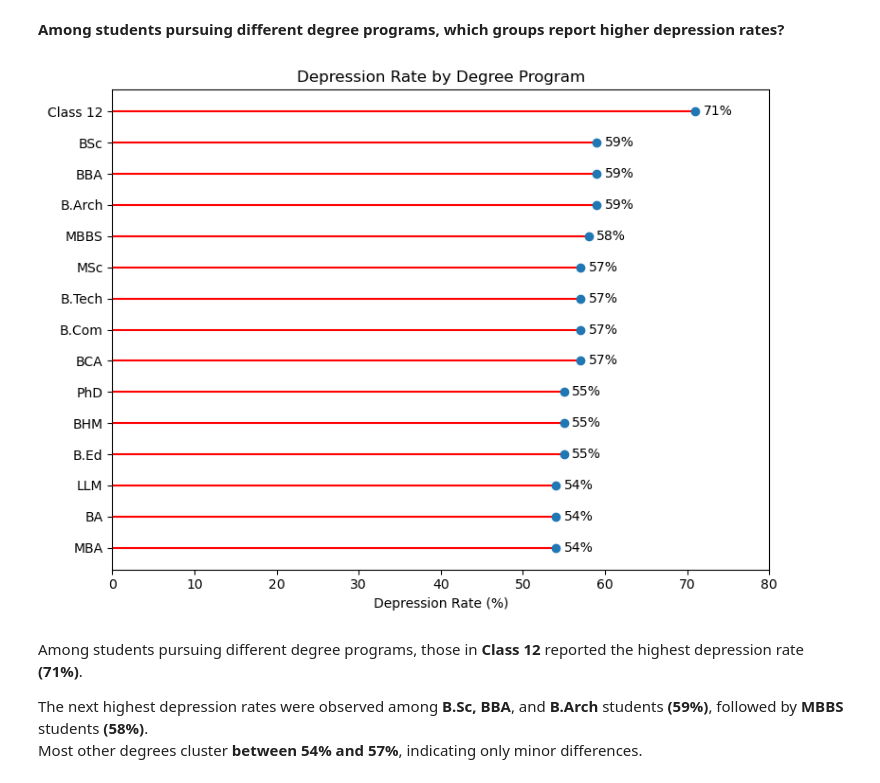
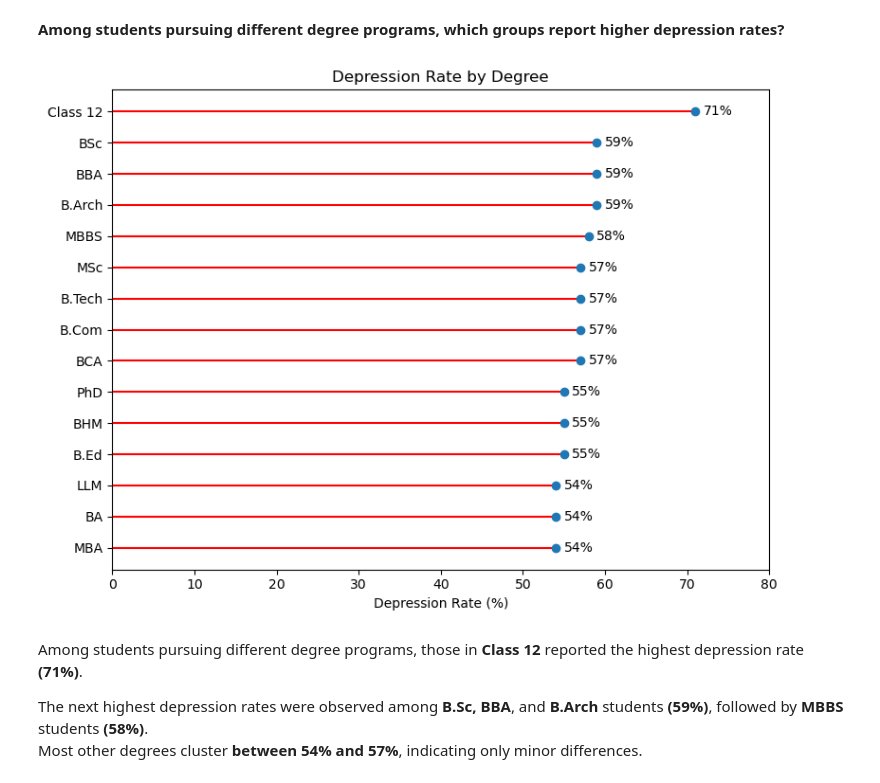
Before and after one commit to Siddharth-Saravanan/Student_Depression_Analysis_and_Prediction_using_Machine_Learning, a Jupyter notebook: student_depression_prediction.ipynb, the cells around one changed output. Cells and saved outputs as stored; diff of their text form; code cells hidden in the pictures.

Commit message:
EDA: Bivariate- Q6 Plot title change

```diff
--- a/student_depression_prediction.ipynb
+++ b/student_depression_prediction.ipynb
@@ -1144,22 +1144,22 @@ deg_depr_sorted = deg_depr.reset_index().sort_values(by='Depression Rate (%)', a
 # %%
 fig, ax = plt.subplots(figsize=(8,6))
 y_positions = range(len(deg_depr_sorted))
 
 ax.hlines(y=y_positions, xmin=0, xmax=deg_depr_sorted['Depression Rate (%)'], color='red')
 ax.plot(deg_depr_sorted['Depression Rate (%)'], y_positions, "o")
 ax.set_yticks(y_positions)
 ax.set_xlim(0,80)
 ax.set_yticklabels(deg_depr_sorted['Degree'])
 ax.invert_yaxis()
 
 for i, (rate, degree) in enumerate(zip(deg_depr_sorted['Depression Rate (%)'], deg_depr_sorted['Degree'])):
     ax.text(rate + 1, i, f"{int(rate)}%", va='center')
 
 ax.set_xlabel("Depression Rate (%)")
-ax.set_title("Depression Rate by Degree Program")
+ax.set_title("Depression Rate by Degree")
 plt.tight_layout()
 # %% [output]
-[figure, old version]
+[figure, new version]
 # %% [markdown]
 Among students pursuing different degree programs, those in **Class 12** reported the highest depression rate **(71%)**.<br>
 
```
